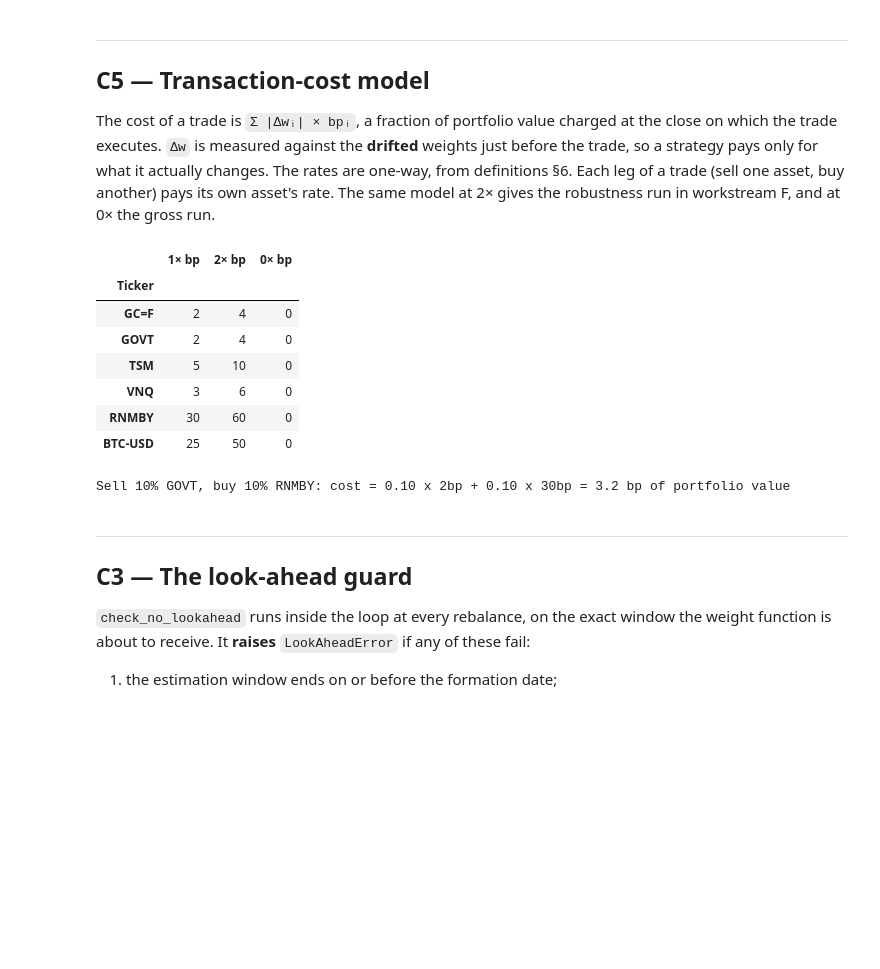
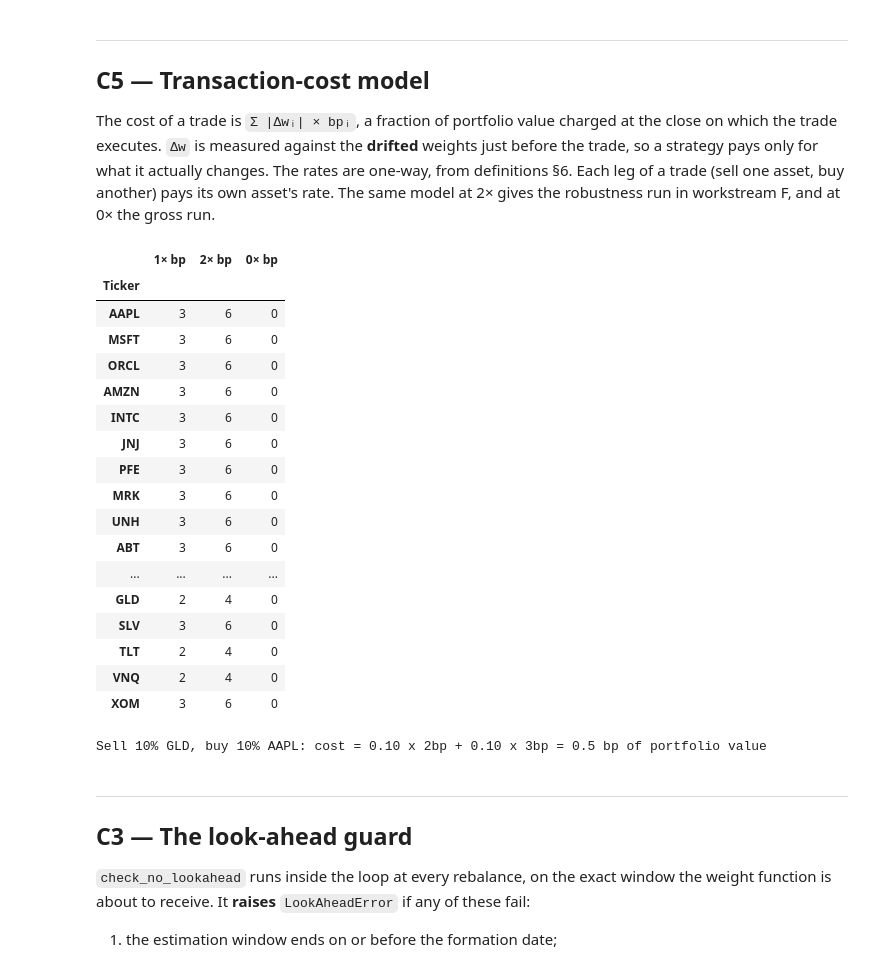
Before and after one commit to christianvanbellen/nova-ims-portfolio-management, a Jupyter notebook: notebooks/03_backtest_engine.ipynb, the cells around one changed output. Cells and saved outputs as stored; diff of their text form; code cells hidden in the pictures; blank space fills up the shorter version.

Commit message:
update asset selection in workstream C

```diff
--- a/notebooks/03_backtest_engine.ipynb
+++ b/notebooks/03_backtest_engine.ipynb
@@ -191,25 +274,36 @@ in workstream F, and at 0× the gross run.
 # %%
 costs = pd.DataFrame({
     "1× bp": bt.CostModel().rates(cfg.ASSET_ORDER) * 1e4,
     "2× bp": bt.CostModel.stressed().rates(cfg.ASSET_ORDER) * 1e4,
     "0× bp": bt.CostModel.zero().rates(cfg.ASSET_ORDER) * 1e4,
 }, index=pd.Index(cfg.ASSET_ORDER, name="Ticker"))
 display(fmt.style(costs, {c: lambda v: fmt.number(v, 0) for c in costs}))
 
-# Worked example: move 10% of the portfolio from GOVT into RNMBY.
-trade = pd.Series({"GOVT": -0.10, "RNMBY": 0.10})
-print(f"Sell 10% GOVT, buy 10% RNMBY: cost = 0.10 x 2bp + 0.10 x 30bp = "
-      f"{bt.CostModel()(trade) * 1e4:.1f} bp of portfolio value")
+# Worked example: move 10% of the portfolio from the cheapest asset to trade into the dearest.
+cheap, dear = min(cfg.COSTS_BP, key=cfg.COSTS_BP.get), max(cfg.COSTS_BP, key=cfg.COSTS_BP.get)
+trade = pd.Series({cheap: -0.10, dear: 0.10})
+print(f"Sell 10% {cheap}, buy 10% {dear}: cost = 0.10 x {cfg.COSTS_BP[cheap]:g}bp + 0.10 x "
+      f"{cfg.COSTS_BP[dear]:g}bp = {bt.CostModel()(trade) * 1e4:.1f} bp of portfolio value")
 # %% [output]
 |  | 1× bp | 2× bp | 0× bp |
 | Ticker |  |  |  |
-| GC=F | 2 | 4 | 0 |
-| GOVT | 2 | 4 | 0 |
-| TSM | 5 | 10 | 0 |
-| VNQ | 3 | 6 | 0 |
-| RNMBY | 30 | 60 | 0 |
-| BTC-USD | 25 | 50 | 0 |
+| AAPL | 3 | 6 | 0 |
+| MSFT | 3 | 6 | 0 |
+| ORCL | 3 | 6 | 0 |
+| AMZN | 3 | 6 | 0 |
+| INTC | 3 | 6 | 0 |
+| JNJ | 3 | 6 | 0 |
+| PFE | 3 | 6 | 0 |
+| MRK | 3 | 6 | 0 |
+| UNH | 3 | 6 | 0 |
+| ABT | 3 | 6 | 0 |
+| ... | ... | ... | ... |
+| GLD | 2 | 4 | 0 |
+| SLV | 3 | 6 | 0 |
+| TLT | 2 | 4 | 0 |
+| VNQ | 2 | 4 | 0 |
+| XOM | 3 | 6 | 0 |
-Sell 10% GOVT, buy 10% RNMBY: cost = 0.10 x 2bp + 0.10 x 30bp = 3.2 bp of portfolio value
+Sell 10% GLD, buy 10% AAPL: cost = 0.10 x 2bp + 0.10 x 3bp = 0.5 bp of portfolio value
 # %% [markdown]
 ---
 
```
Also changed, not shown: parts of 21 cells of this notebook, 5 other files.
